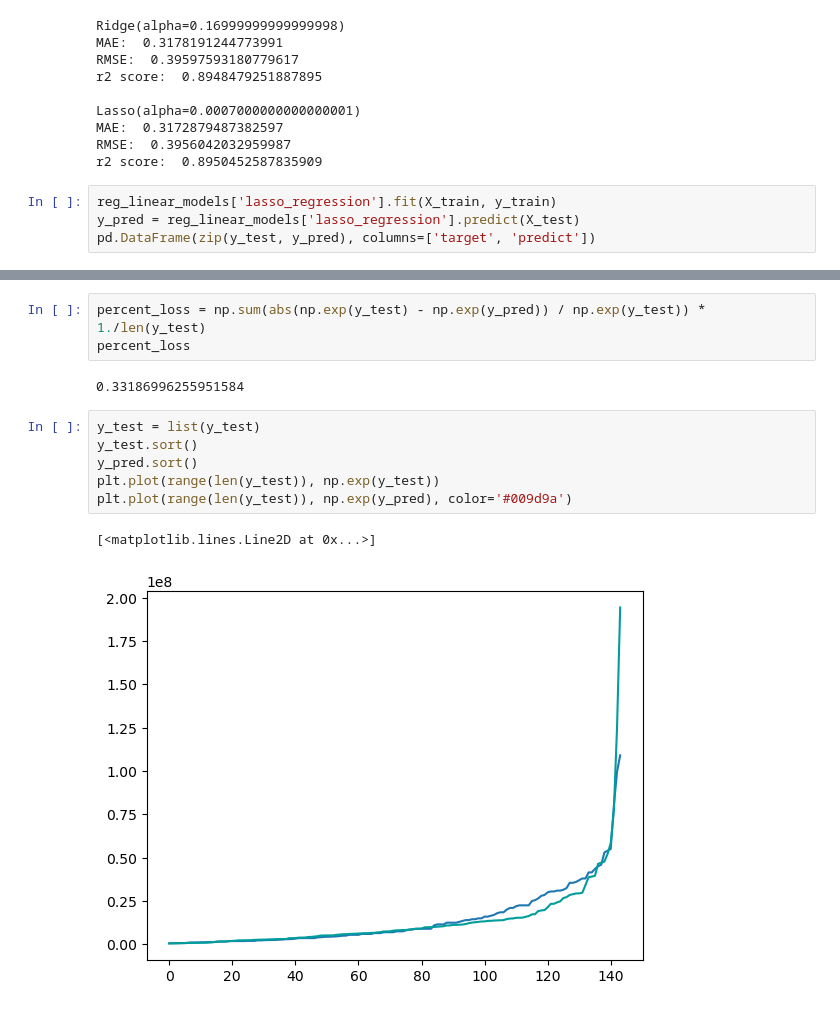
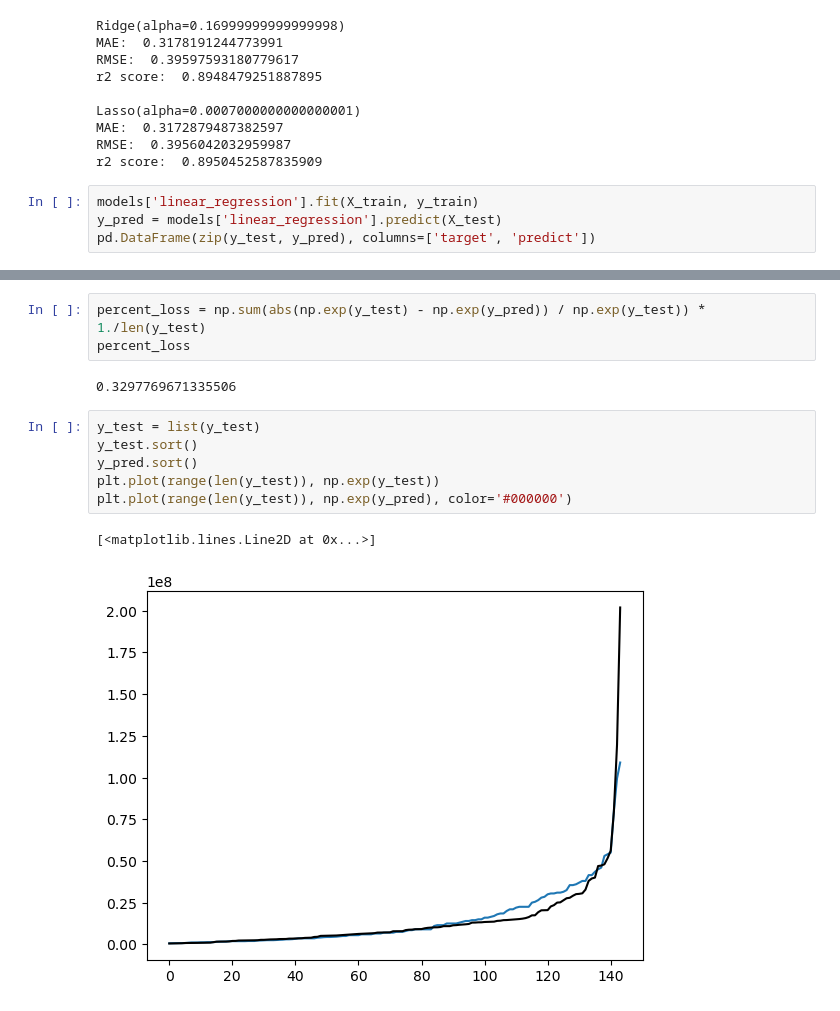
Before and after one commit to theWorstSolution/football-predictor, a Jupyter notebook: notebooks/attack_position.ipynb, the cells around one changed output, grey strips where cells are left out. Drawn from its saved outputs; the diff is of its cells as text.

Commit message:
fix final plot

```diff
--- a/notebooks/attack_position.ipynb
+++ b/notebooks/attack_position.ipynb
@@ -310,8 +310,8 @@ MAE:  0.3172879487382597
 RMSE:  0.3956042032959987
 r2 score:  0.8950452587835909
 # %%
-reg_linear_models['lasso_regression'].fit(X_train, y_train)
-y_pred = reg_linear_models['lasso_regression'].predict(X_test)
+models['linear_regression'].fit(X_train, y_train)
+y_pred = models['linear_regression'].predict(X_test)
 pd.DataFrame(zip(y_test, y_pred), columns=['target', 'predict'])
 # %% [output]
 |  | target | predict |
@@ -338,13 +338,13 @@ plt.plot(plt.xlim(), plt.xlim())
 percent_loss = np.sum(abs(np.exp(y_test) - np.exp(y_pred)) / np.exp(y_test)) * 1./len(y_test)
 percent_loss
 # %% [output]
-0.33186996255951584
+0.3297769671335506
 # %%
 y_test = list(y_test)
 y_test.sort()
 y_pred.sort()
 plt.plot(range(len(y_test)), np.exp(y_test))
-plt.plot(range(len(y_test)), np.exp(y_pred), color='#009d9a')
+plt.plot(range(len(y_test)), np.exp(y_pred), color='#000000')
 # %% [output]
 [<matplotlib.lines.Line2D at 0x...>]
-[figure, old version]
+[figure, new version]
```
Also changed, not shown: parts of 3 cells of this notebook, 3 other files.
